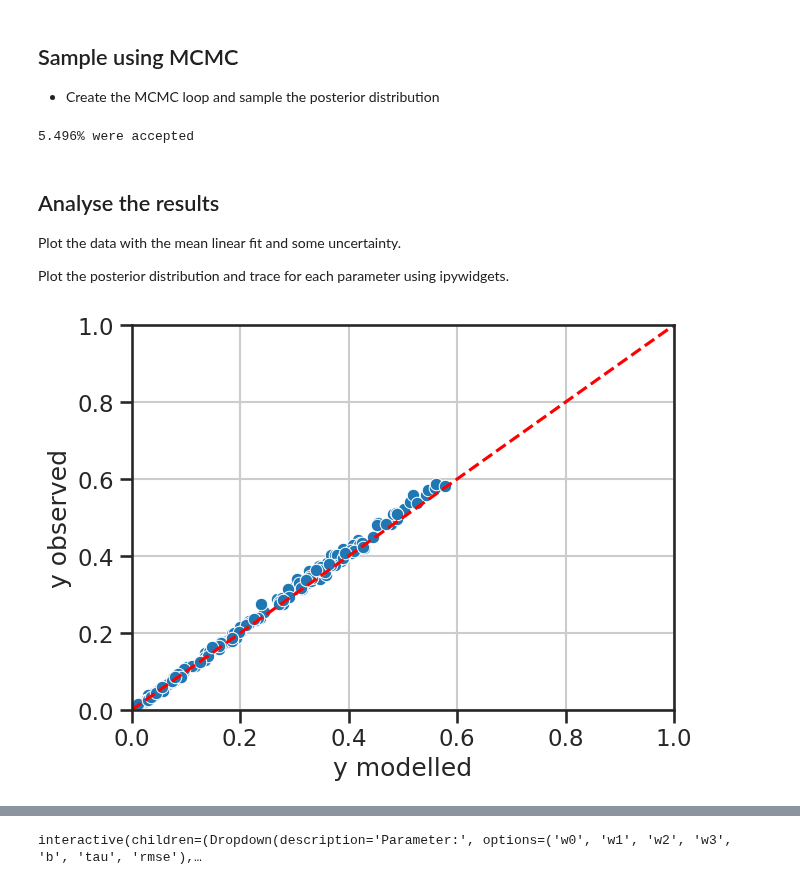
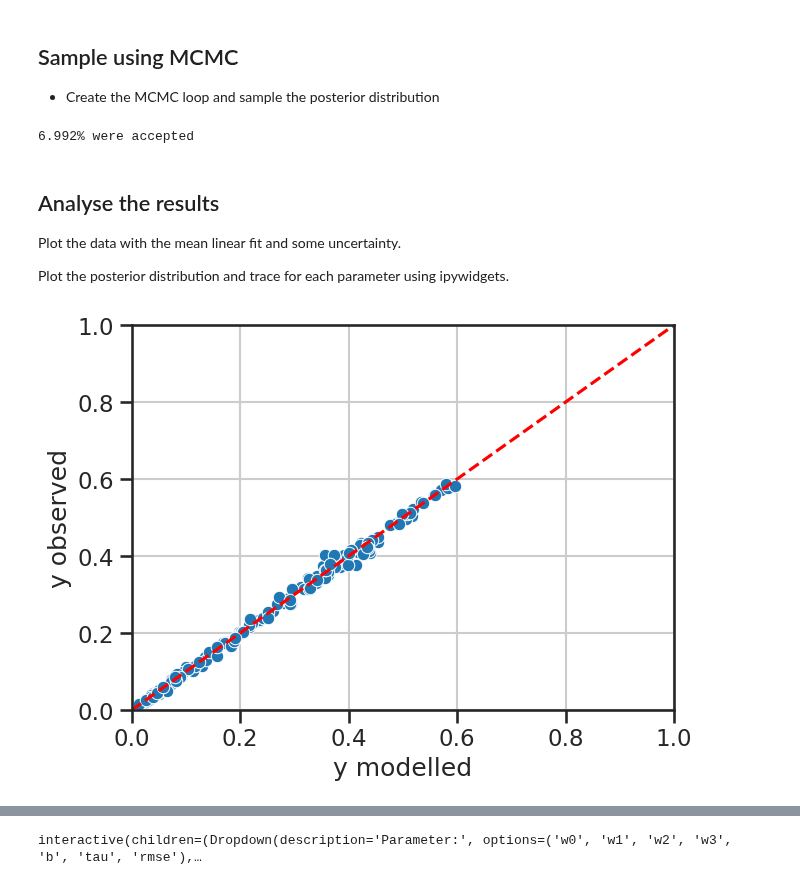
Before and after one commit to sydney-machine-learning/Bayesianneuralnetworks-MCMC-tutorial, a Jupyter notebook: 03-Linear-Model.ipynb, the cells around one changed output, grey strips where cells are left out. Drawn from its saved outputs; the diff is of its cells as text; code cells hidden in the pictures.

Commit message:
working linear and BNN reg with BNN cls

```diff
--- a/03-Linear-Model.ipynb
+++ b/03-Linear-Model.ipynb
@@ -290,24 +318,15 @@ n_samples = 25000 # number of samples to draw from the posterior
 burn_in = int(n_samples* 0.25) # number of samples to discard before recording draws from the posterior
 data_case = 'sunspot' # 'toy' or 'sunspot'
 
-if data_case == 'toy':
-    # Generate toy data
-    n_data = 100
-    n_features = 1
-    x_data = np.repeat(np.expand_dims(np.linspace(0, 1, n_data),axis=-1),n_features,axis=1)
-    y_data = 3 * x_data[:,0] + 4 + np.random.randn(n_data) * 0.5
-elif data_case == 'sunspot':
-    # or load from sunspot data
-    x_data = train_data[:,:-1]
-    y_data = train_data[:,-1]
-else:
-    raise ValueError('data_case is invalid.')
+# or load from sunspot data
+x_data = train_data[:,:-1]
+y_data = train_data[:,-1]
+x_test = test_data[:,:-1]
+y_test = test_data[:,-1]
 
 # Initialise the MCMC class
-mcmc = MCMC(n_samples, burn_in, x_data, y_data)
+mcmc = MCMC(n_samples, burn_in, x_data, y_data, x_test, y_test)
 # Run the sampler
-results = mcmc.sampler()
-# Draw sample models from the posterior
-pred_y, sim_y = mcmc.model_draws(num_samples=100)
+results, pred = mcmc.sampler()
 # %% [output]
-5.496% were accepted
+6.992% were accepted
@@ -321,3 +333,9 @@ pred_y_test, sim_y_test = mcmc.model_draws(100)
+# %%
+# gather the predicitons into useful variables
+pred_y = pred['train_pred']
+sim_y = pred['train_sim']
+pred_y_test = pred['test_pred']
+sim_y_test = pred['test_sim']
 # %% [markdown]
 ## Analyse the results
 Plot the data with the mean linear fit and some uncertainty.
@@ -325,20 +343,12 @@ Plot the data with the mean linear fit and some uncertainty.
 Plot the posterior distribution and trace for each parameter using ipywidgets.
 # %%
 # plot the data with the model predictions from posterior draws
-if data_case == 'toy':
-    plot_linear_data(
-        x_data, y_data,
-        y_modelled=pred_y,
-        y_simulated=sim_y,
-    )
-else:
-    # plot the data with the model predictions from posterior draws
-    plot_ycorr_scatter(
-        y_test_data,
-        pred_y_test
-    )
+plot_ycorr_scatter(
+    y_test,
+    pred_y_test
+)
 # %% [output]
-[figure, old version]
+[figure, new version]
 # %%
 plot_y_timeseries(
     y_data,
```
Also changed, not shown: parts of 9 cells of this notebook, 1 other file.
